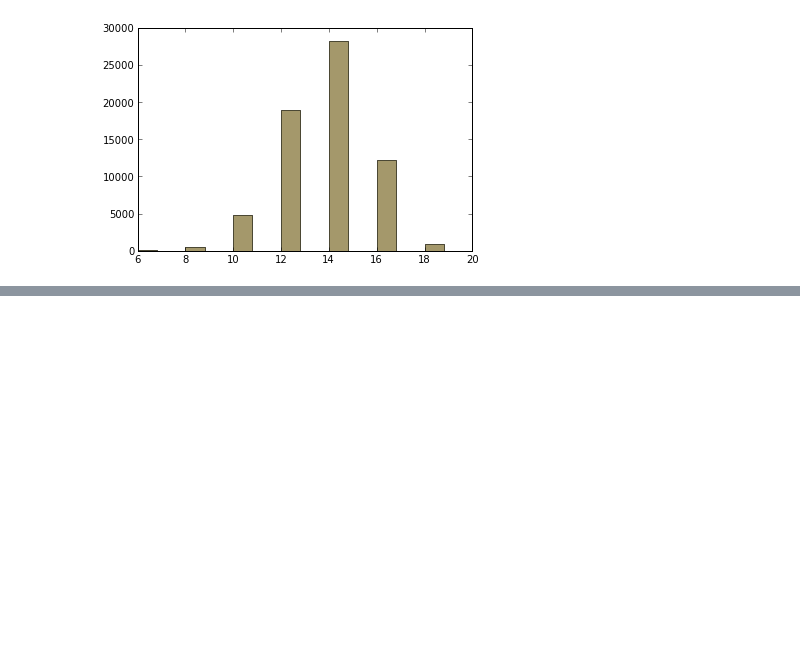
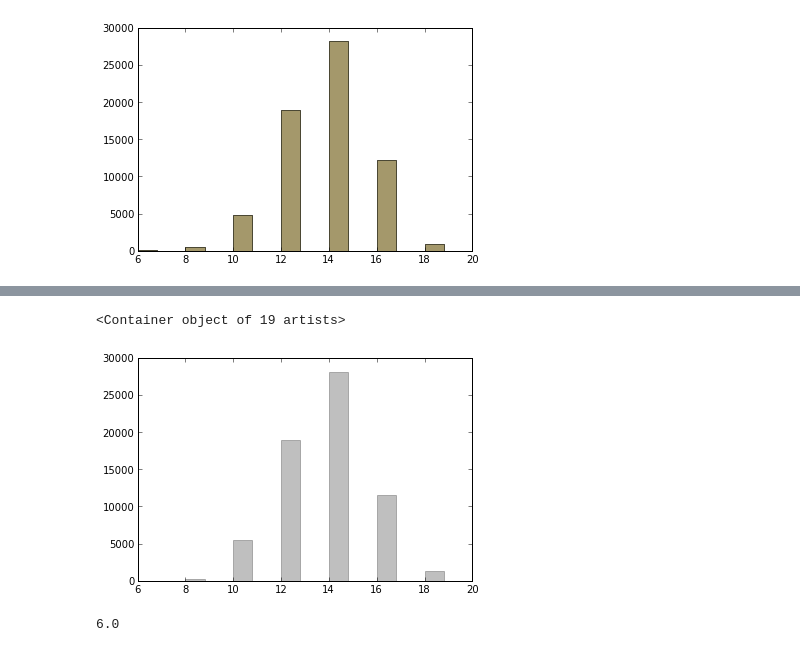
Before and after one commit to bcriger/deqodr, a Jupyter notebook: examples/Weight Distributions.ipynb, the cells around one changed output, grey strips where cells are left out. Cells and saved outputs as stored; diff of their text form; code cells hidden in the pictures; blank space fills up the shorter version.

```diff
--- a/examples/Weight Distributions.ipynb
+++ b/examples/Weight Distributions.ipynb
@@ -77,0 +118,12 @@ This is interesting. The logical operator weight distribution seems not to depen
+# %%
+yy_count, yy_wts = dq.coset_hist(small_code, x_1 * x_0 * z_0 * z_1)
+# %%
+ax = pylab.subplot(111)
+ax.bar(yy_wts, yy_count, color='k', alpha=0.25)
+# %% [output]
+<Container object of 19 artists>
+[figure, added]
+# %%
+yy_count[6]
+# %% [output]
+6.0
```
Also changed, not shown: parts of 12 cells of this notebook, 1 other file.
